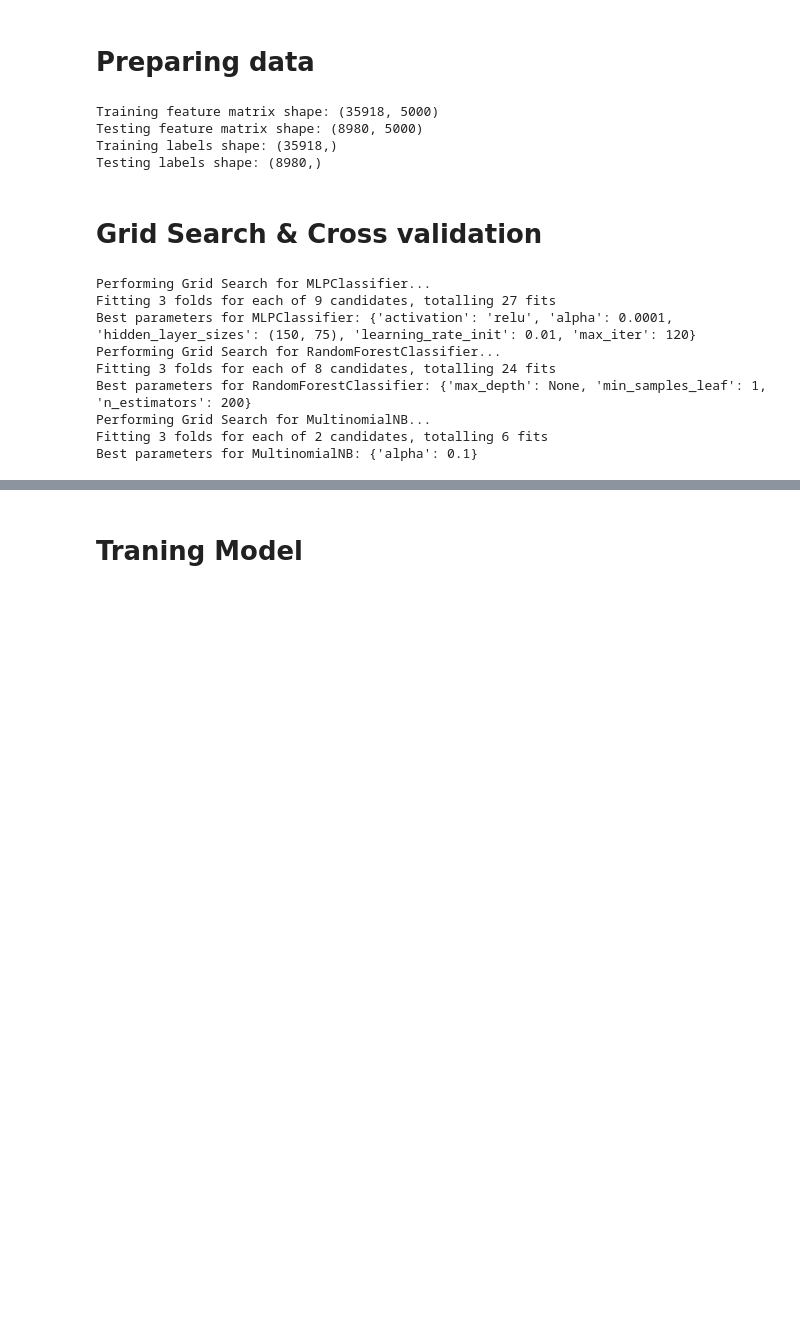
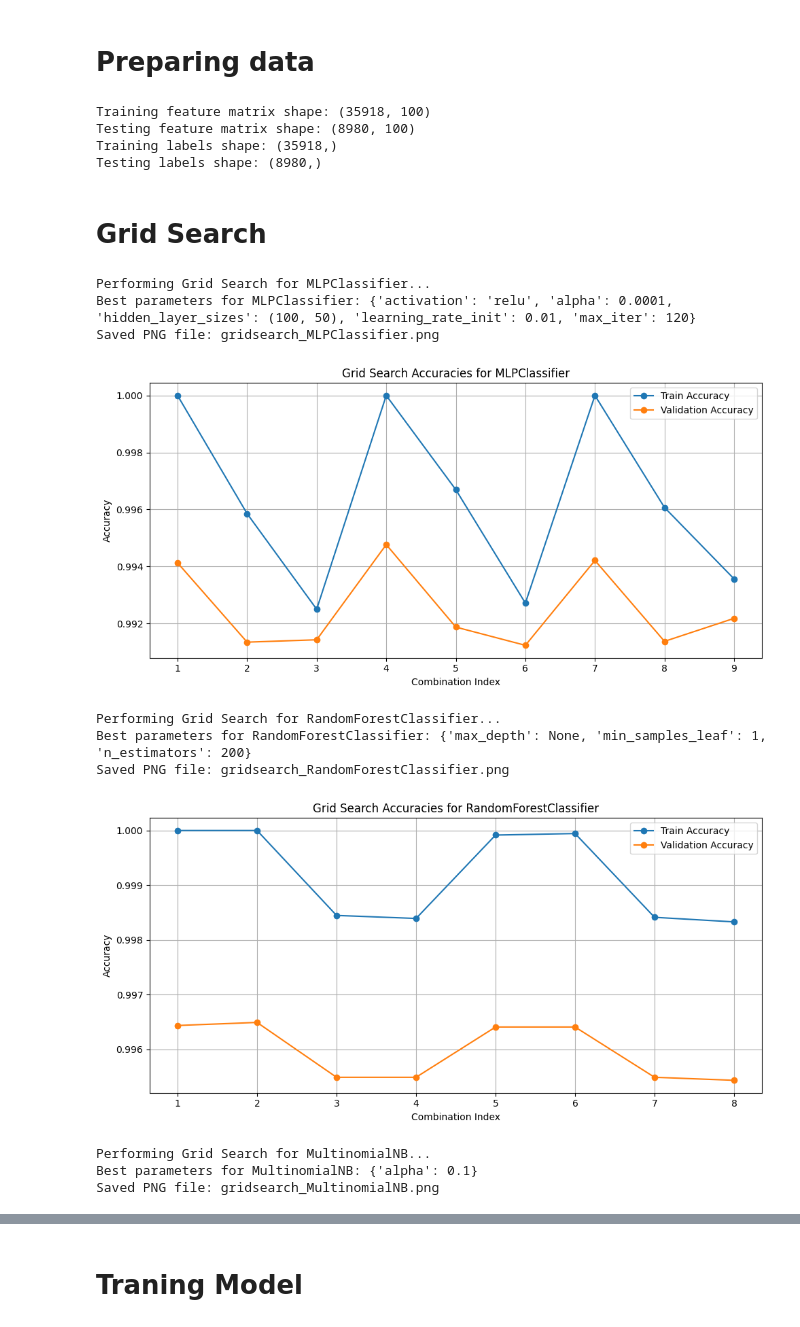
Before and after one commit to gddeazevedo/fake_news_classification, a Jupyter notebook: notebooks/main.ipynb, the cells around one changed output, grey strips where cells are left out. Cells and saved outputs as stored; diff of their text form; code cells hidden in the pictures; blank space fills up the shorter version.

```diff
--- a/notebooks/main.ipynb
+++ b/notebooks/main.ipynb
@@ -121,7 +121,7 @@ from sklearn.feature_extraction.text import TfidfVectorizer
 from sklearn.model_selection import train_test_split
 
 
-vectorizer = TfidfVectorizer(max_features=5000, stop_words='english')
+vectorizer = TfidfVectorizer(max_features=100, stop_words='english')
 
 df["combined_text"] = df["title"] + " " + df["text"]
 df["target"] = df["target"].map(targets)
@@ -145,68 +145,102 @@ print("Testing feature matrix shape:", X_test.shape)
 print("Training labels shape:", y_train.shape)
 print("Testing labels shape:", y_test.shape)
 # %% [output]
-Training feature matrix shape: (35918, 5000)
-Testing feature matrix shape: (8980, 5000)
+Training feature matrix shape: (35918, 100)
+Testing feature matrix shape: (8980, 100)
 Training labels shape: (35918,)
 Testing labels shape: (8980,)
 # %% [markdown]
-# Grid Search & Cross validation
+# Grid Search
 # %%
 from sklearn.model_selection import GridSearchCV
 from sklearn.neural_network import MLPClassifier
 from sklearn.ensemble import RandomForestClassifier
 from sklearn.naive_bayes import MultinomialNB
 
+MLP           = "MLPClassifier"
+RANDOM_FOREST = "RandomForestClassifier"
+NAIVE_BAYES   = "MultinomialNB"
+
+
+def plot_results(results: dict, model_name: str):
+    train_scores = results["mean_train_score"]
+    test_scores = results["mean_test_score"]
+
+    train_indices = range(1, len(train_scores) + 1)
+    test_indices  = range(1, len(test_scores) + 1)
+
+    plt.figure(figsize=(10, 5))
+    plt.plot(train_indices, train_scores, label='Train Accuracy', marker='o')
+    plt.plot(test_indices, test_scores, label='Validation Accuracy', marker='o')
+    plt.title(f'Grid Search Accuracies for {model_name}')
+    plt.xlabel('Combination Index')
+    plt.ylabel('Accuracy')
+
+    plt.legend()
+    plt.grid(True)
+    plt.tight_layout()
+
+    filename = f"gridsearch_{model_name}.png"
+    plt.savefig(filename, dpi=300)
+    print(f"Saved PNG file: {filename}")
+    plt.show()
+
+
 models = {
-    "MLPClassifier": MLPClassifier(random_state=42),
-    "RandomForestClassifier": RandomForestClassifier(random_state=42),
-    "MultinomialNB": MultinomialNB()
+    MLP: MLPClassifier(random_state=42),
+    RANDOM_FOREST: RandomForestClassifier(random_state=42),
+    NAIVE_BAYES: MultinomialNB()
 }
 
 param_grids = {
-    "MLPClassifier": {
+    MLP: {
         "hidden_layer_sizes": [
             (50, 25),
             (100, 50),
             (150, 75)
         ],
         "learning_rate_init": [0.01, 0.1, 0.25],
         "activation": ["relu"],
         "alpha": [0.0001],
         "max_iter": [120]
     },
-    "RandomForestClassifier": {
+    RANDOM_FOREST: {
         "n_estimators": [100, 200],
         "max_depth": [None, 20],
         "min_samples_leaf": [1, 2]
     },
-    "MultinomialNB": {
+    NAIVE_BAYES: {
         "alpha": [0.1, 1.0]
     }
 }
 
 best_models = {}
 
 for model_name, model in models.items():
     print(f"Performing Grid Search for {model_name}...")
     grid = GridSearchCV(
         estimator=model,
         param_grid=param_grids[model_name],
         scoring='accuracy',
-        cv=3,
+        cv=5,
         n_jobs=-1,
-        verbose=1
+        return_train_score=True
     )
     grid.fit(X_train, y_train)
     best_models[model_name] = grid.best_estimator_
     print(f"Best parameters for {model_name}: {grid.best_params_}")
+
+    results = grid.cv_results_
+    plot_results(results, model_name)
 # %% [output]
 Performing Grid Search for MLPClassifier...
-Fitting 3 folds for each of 9 candidates, totalling 27 fits
-Best parameters for MLPClassifier: {'activation': 'relu', 'alpha': 0.0001, 'hidden_layer_sizes': (150, 75), 'learning_rate_init': 0.01, 'max_iter': 120}
-Performing Grid Search for RandomForestClassifier...
-Fitting 3 folds for each of 8 candidates, totalling 24 fits
-Best parameters for RandomForestClassifier: {'max_depth': None, 'min_samples_leaf': 1, 'n_estimators': 200}
-Performing Grid Search for MultinomialNB...
-Fitting 3 folds for each of 2 candidates, totalling 6 fits
-Best parameters for MultinomialNB: {'alpha': 0.1}
+Best parameters for MLPClassifier: {'activation': 'relu', 'alpha': 0.0001, 'hidden_layer_sizes': (100, 50), 'learning_rate_init': 0.01, 'max_iter': 120}
+Saved PNG file: gridsearch_MLPClassifier.png
+[figure, added]
+Performing Grid Search for RandomForestClassifier...
+Best parameters for RandomForestClassifier: {'max_depth': None, 'min_samples_leaf': 1, 'n_estimators': 200}
+Saved PNG file: gridsearch_RandomForestClassifier.png
+[figure, added]
+Performing Grid Search for MultinomialNB...
+Best parameters for MultinomialNB: {'alpha': 0.1}
+Saved PNG file: gridsearch_MultinomialNB.png
```
Also changed, not shown: parts of 4 cells of this notebook, 6 other files.
